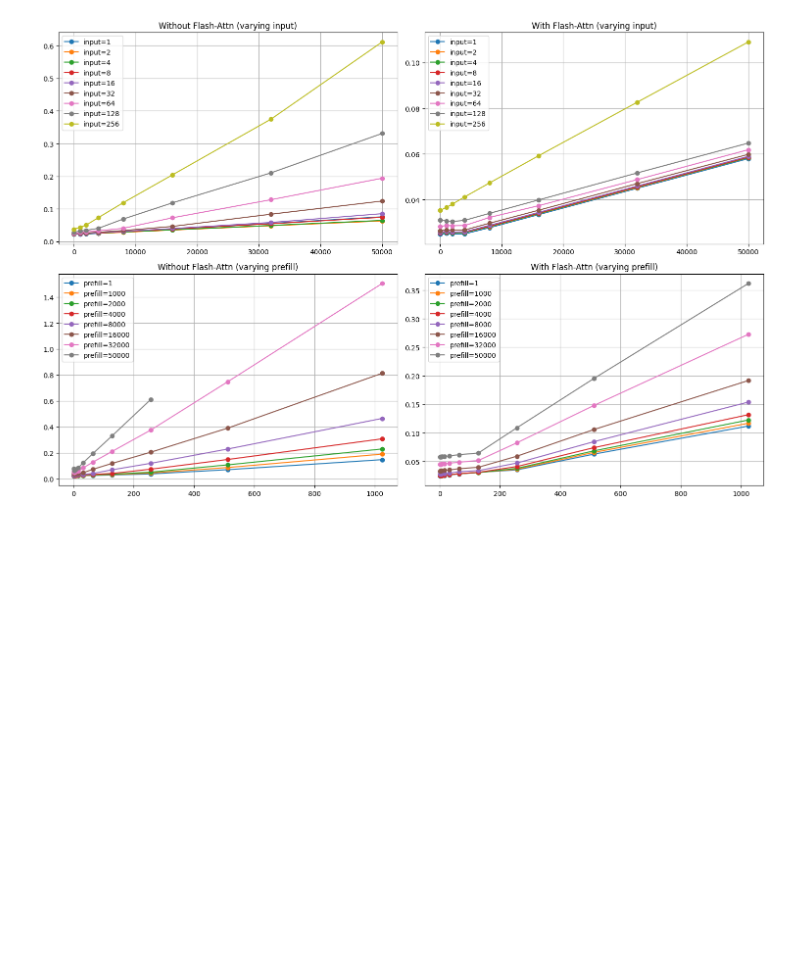
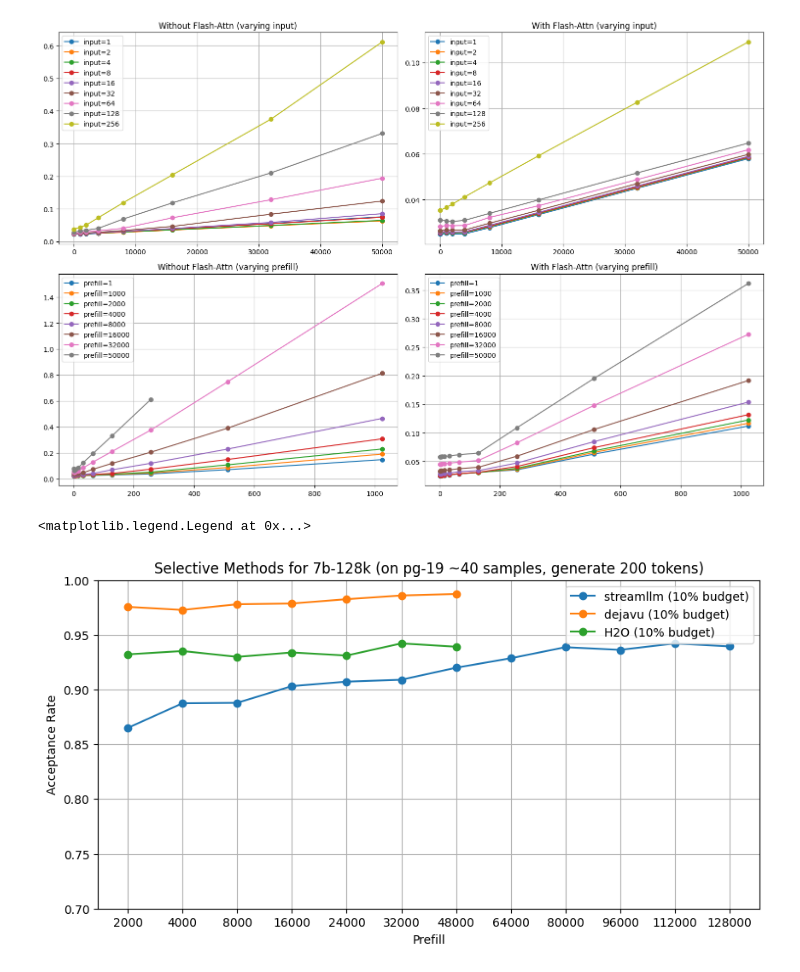
Before and after one commit to ranonrkm/TriForce-legacy, a Jupyter notebook: plot.ipynb, the cells around one changed output. Saved outputs shown, nothing was run; the diff lists cells and outputs as text; code cells hidden in the pictures; blank space fills up the shorter version.

```diff
--- a/plot.ipynb
+++ b/plot.ipynb
@@ -252,3 +292,41 @@ plt.tight_layout()
 plt.show()
 # %% [output]
 [figure]
+# %%
+import matplotlib.pyplot as plt
+import pandas as pd
+from utils.plot import fake2real
+
+plt.figure(figsize=(10, 5))
+plt.grid()
+plt.xlabel('Prefill')
+plt.ylabel('Acceptance Rate')
+plt.title('Selective Methods for 7b-128k (on pg-19 ~40 samples, generate 200 tokens)')
+plt.ylim(0.7, 1)
+
+# Reading the data from the CSV files
+df = pd.read_csv('report/flash_select_streamllm.csv')
+x_list = sorted(df['prefill'].unique().tolist())
+y_list = [fake2real(df[df['prefill'] == x]['acceptance_rate'].mean()) for x in x_list]
+x_list = [str(x) for x in x_list]
+plt.plot(x_list, y_list, 'o-', label='streamllm (10% budget)')
+
+df = pd.read_csv('report/select_dejavu.csv')
+x_list = sorted(df['prefill'].unique().tolist())
+y_list = [fake2real(df[df['prefill'] == x]['acceptance_rate'].mean()) for x in x_list]
+x_list = [str(x) for x in x_list]
+plt.plot(x_list, y_list, 'o-', label='dejavu (10% budget)')
+
+df = pd.read_csv('report/select_h2o.csv')
+x_list = sorted(df['prefill'].unique().tolist())
+y_list = [fake2real(df[df['prefill'] == x]['acceptance_rate'].mean()) for x in x_list]
+x_list = [str(x) for x in x_list]
+plt.plot(x_list, y_list, 'o-', label='H2O (10% budget)')
+
+plt.legend()
+
+### 10% budget is too enough for long context???
+### if not skip 2 layers, perf will drop.
+# %% [output]
+<matplotlib.legend.Legend at 0x...>
+[figure, added]
```
Also changed, not shown: parts of 13 cells of this notebook, 37 other files.
